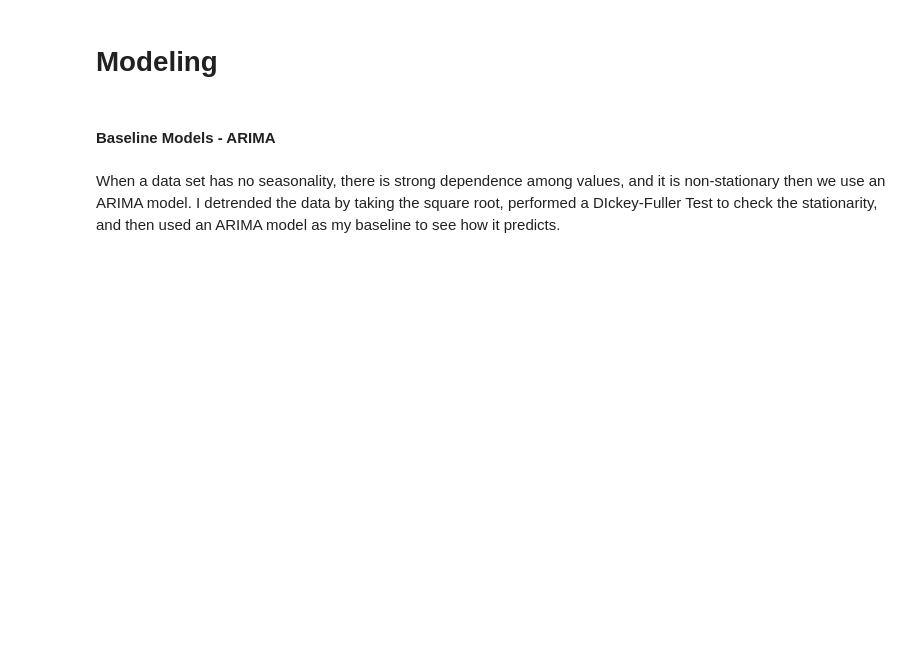
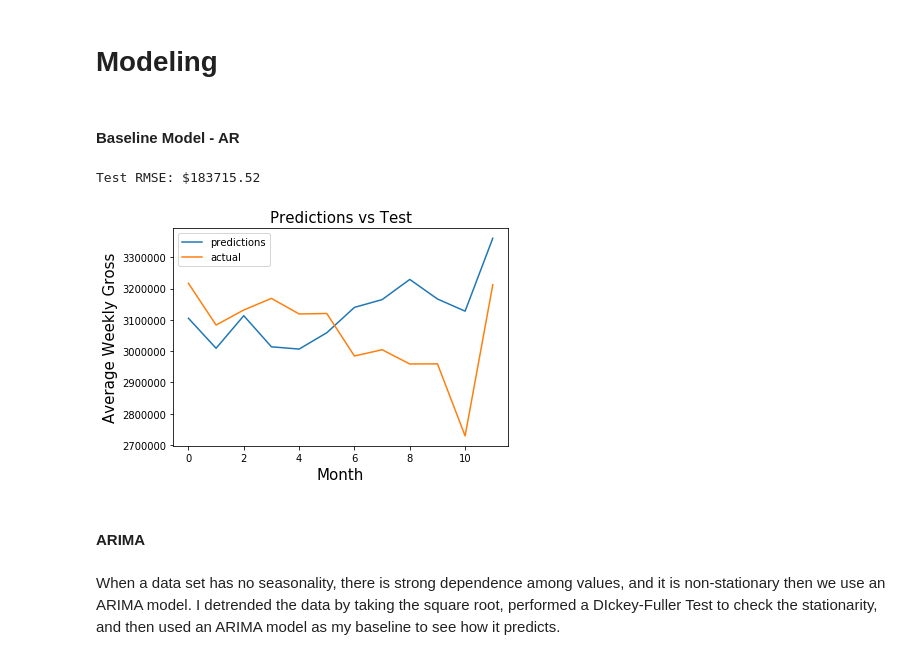
Before and after one commit to yjschein/Broadway_Show_Predictions, a Jupyter notebook: FinalNotebook.ipynb, the cells around one changed output. Cells and saved outputs as stored; diff of their text form; code cells hidden in the pictures; blank space fills up the shorter version.

```diff
--- a/FinalNotebook.ipynb
+++ b/FinalNotebook.ipynb
@@ -198,4 +222,27 @@ Results:
+# %% [markdown]
+#### Baseline Model - AR
+# %%
+def baseline():
+    X = df_month['gross']
+    x = X['2018-01-01':'2018-12-01']
+    y = X['2019-01-01':'2019-12-01']
+    rmse = sqrt(mean_squared_error(x, y))
+    print('Test RMSE: $%.2f' % rmse)
+    scores['Baseline'] = rmse
+    # Print plot
+    plt.plot(range(12), x, label='predictions')
+    plt.plot(range(12), y, label='actual')
+    plt.xlabel('Month', fontsize=15)
+    plt.ylabel('Average Weekly Gross', fontsize=15)
+    plt.title("Predictions vs Test", fontsize=15)
+    plt.legend()
+    plt.show()
+
+baseline()
+# %% [output]
+Test RMSE: $183715.52
+[figure, added]
 # %% [markdown]
-#### Baseline Models - ARIMA
+#### ARIMA
 # %% [markdown]
 When a data set has no seasonality, there is strong dependence among values, and it is non-stationary then we use an ARIMA model. I detrended the data by taking the square root, performed a DIckey-Fuller Test to check the stationarity, and then used an ARIMA model as my baseline to see how it predicts.
```
Also changed, not shown: parts of 69 cells of this notebook, 2 other files.
